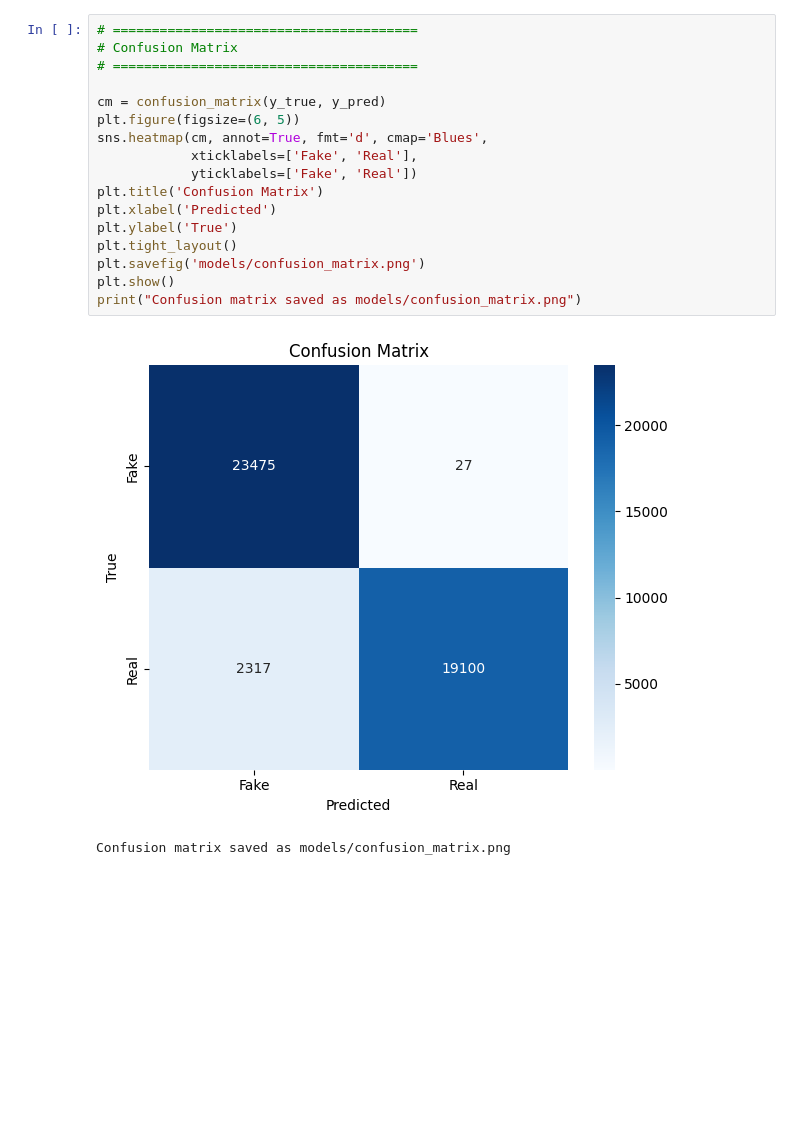
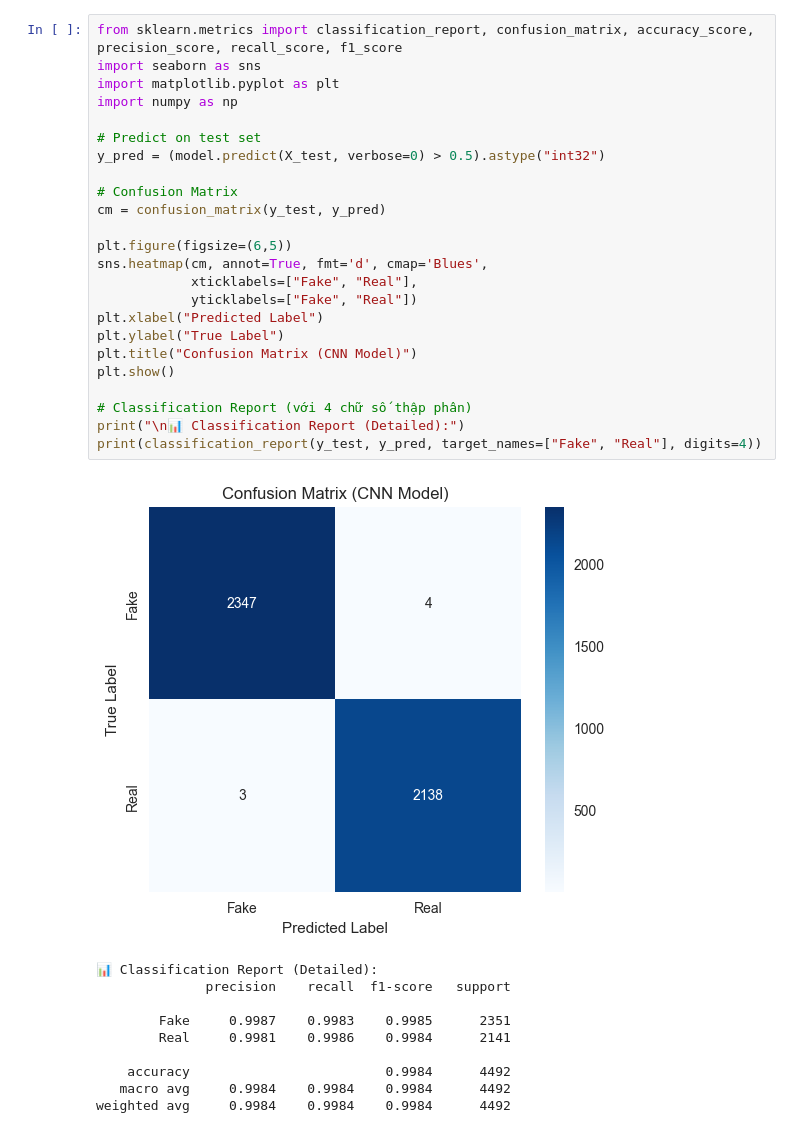
Before and after one commit to DucNguyenhuuminh/fake_news_detect, a Jupyter notebook: evaluate_and_demo.ipynb, the cells around one changed output. Cells and saved outputs as stored; diff of their text form; blank space fills up the shorter version.

```diff
--- a/evaluate_and_demo.ipynb
+++ b/evaluate_and_demo.ipynb
@@ -126,21 +114,36 @@ Metrics saved to models/evaluation_metrics.csv
 # %%
-# =======================================
+from sklearn.metrics import classification_report, confusion_matrix, accuracy_score, precision_score, recall_score, f1_score
+import seaborn as sns
+import matplotlib.pyplot as plt
+import numpy as np
+
+# Predict on test set
+y_pred = (model.predict(X_test, verbose=0) > 0.5).astype("int32")
+
 # Confusion Matrix
-# =======================================
+cm = confusion_matrix(y_test, y_pred)
 
-cm = confusion_matrix(y_true, y_pred)
-plt.figure(figsize=(6, 5))
+plt.figure(figsize=(6,5))
 sns.heatmap(cm, annot=True, fmt='d', cmap='Blues',
-            xticklabels=['Fake', 'Real'],
-            yticklabels=['Fake', 'Real'])
-plt.title('Confusion Matrix')
-plt.xlabel('Predicted')
-plt.ylabel('True')
-plt.tight_layout()
-plt.savefig('models/confusion_matrix.png')
+            xticklabels=["Fake", "Real"],
+            yticklabels=["Fake", "Real"])
+plt.xlabel("Predicted Label")
+plt.ylabel("True Label")
+plt.title("Confusion Matrix (CNN Model)")
 plt.show()
-print("Confusion matrix saved as models/confusion_matrix.png")
+
+# Classification Report (với 4 chữ số thập phân)
+print("\n📊 Classification Report (Detailed):")
+print(classification_report(y_test, y_pred, target_names=["Fake", "Real"], digits=4))
 # %% [output]
-[figure, old version]
+[figure, new version]
-Confusion matrix saved as models/confusion_matrix.png
+📊 Classification Report (Detailed):
+              precision    recall  f1-score   support
+
+        Fake     0.9987    0.9983    0.9985      2351
+        Real     0.9981    0.9986    0.9984      2141
+
+    accuracy                         0.9984      4492
+   macro avg     0.9984    0.9984    0.9984      4492
+weighted avg     0.9984    0.9984    0.9984      4492
 # %%
```
Also changed, not shown: parts of 8 cells of this notebook.
